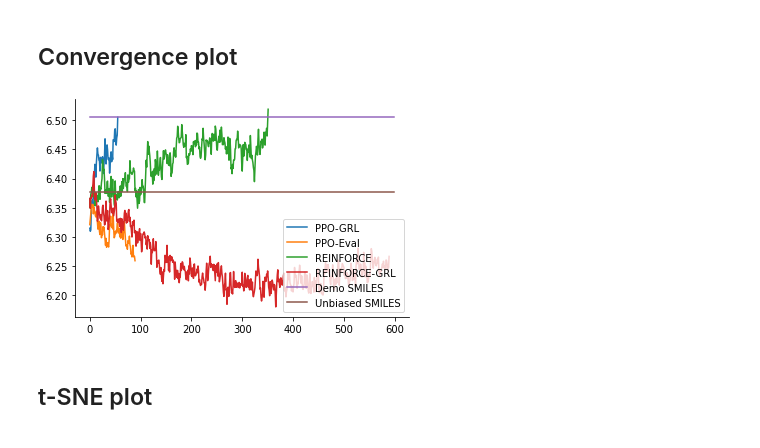
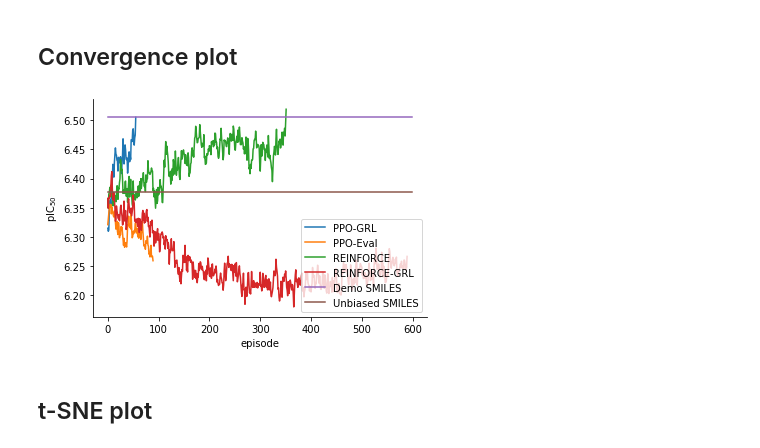
Before and after one commit to bbrighttaer/irelease, a Jupyter notebook: proj/notebooks/jak2_max_analysis.ipynb, the cells around one changed output. Saved outputs shown, nothing was run; the diff lists cells and outputs as text; code cells hidden in the pictures.

```diff
--- a/proj/notebooks/jak2_max_analysis.ipynb
+++ b/proj/notebooks/jak2_max_analysis.ipynb
@@ -119,16 +119,18 @@ unbiased_vals = reinforce_grl_conv['baseline']
 # %%
 offset = 10
 plt.plot(nbu.smoothing_values(ppo_grl_biased, 0.6)[offset:150])
 plt.plot(nbu.smoothing_values(ppo_baseline_reward_biased, 0.6)[offset:])
 plt.plot(nbu.smoothing_values(reinforce_biased, 0.6)[offset:])
 plt.plot(nbu.smoothing_values(reinforce_grl_biased, 0.6)[offset:])
 plt.plot(demo_vals)
 plt.plot(unbiased_vals)
+plt.xlabel('episode')
+plt.ylabel('pIC$_{50}$')
 plt.legend(['PPO-GRL','PPO-Eval','REINFORCE','REINFORCE-GRL', 'Demo SMILES', 'Unbiased SMILES'], loc='lower right')
 plt.savefig('jak2_max/jak2_max_irl_vs_rl_convergence.pdf')
 sns.despine()
 # %% [output]
-[figure, old version]
+[figure, new version]
 # %% [markdown]
 ## t-SNE plot
 # %%
```
Also changed, not shown: parts of 2 cells of this notebook, 14 other files.
